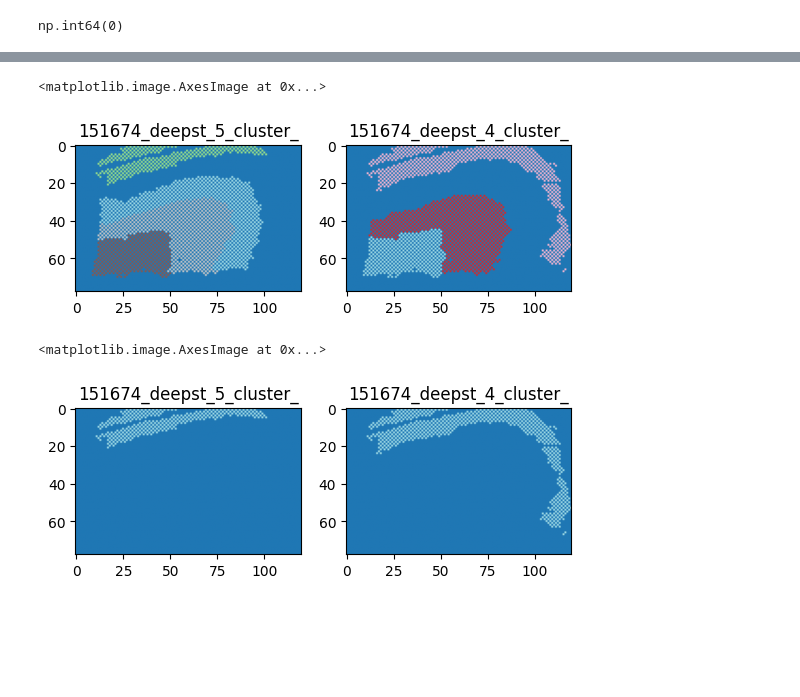
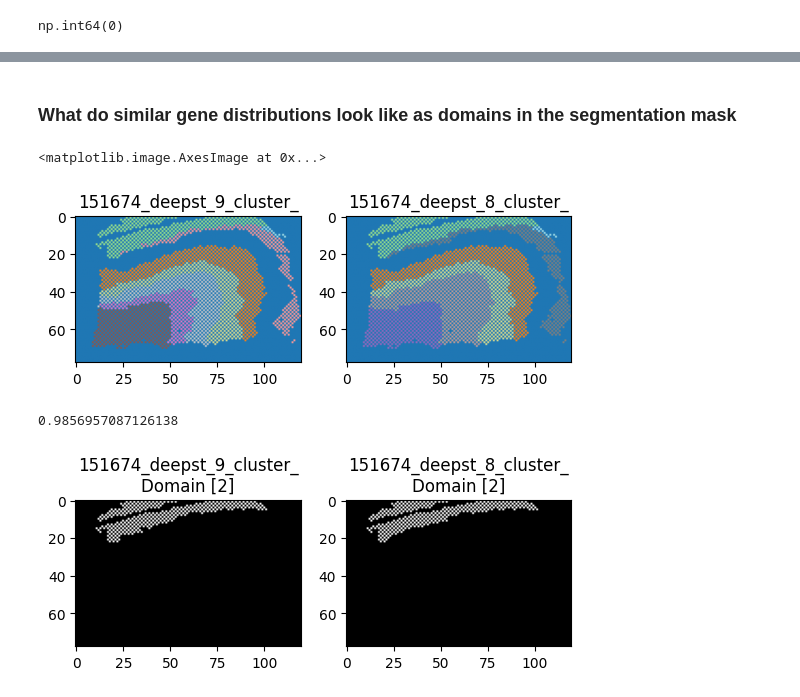
Before and after one commit to ivonr7/cmpt415_spatial_domain_variability, a Jupyter notebook: notebooks/pairwise_gene_dist.ipynb, the cells around one changed output, grey strips where cells are left out. Drawn from its saved outputs; the diff is of its cells as text; code cells hidden in the pictures; blank space fills up the shorter version.

Commit message:
finished analyzing weirdly different gene distributions for similar domains

```diff
--- a/notebooks/pairwise_gene_dist.ipynb
+++ b/notebooks/pairwise_gene_dist.ipynb
@@ -187,37 +214,41 @@ Text(0.5, 0, 'Region Pairs')
+# %% [markdown]
+### What do similar gene distributions look like as domains in the segmentation mask
 # %%
-deepst5 = Path("deepst/MISC3_151674/masks/151674_deepst_5_cluster_.tif")
-deepst4 = Path("deepst/MISC3_151674/masks/151674_deepst_4_cluster_.tif")
+deepst9 = Path("data/deepst/MISC3_151674/masks/151674_deepst_9_cluster_.tif")
+deepst8 = Path("data/deepst/MISC3_151674/masks/151674_deepst_8_cluster_.tif")
 # %%
-s1 = plt.imread(deepst5)[:,:,0].squeeze()
-s2 = plt.imread(deepst4)[:,:,0].squeeze()
+s1 = plt.imread(deepst9)[:,:,0].squeeze()
+s2 = plt.imread(deepst8)[:,:,0].squeeze()
 # %%
 plt.subplot(1,2,1)
-plt.title(deepst5.stem)
+plt.title(deepst9.stem)
 plt.imshow(s1,cmap='tab20')
 plt.subplot(1,2,2)
-plt.title(deepst4.stem)
+plt.title(deepst8.stem)
 plt.imshow(s2,cmap='tab20')
 # %% [output]
 <matplotlib.image.AxesImage at 0x...>
-[figure, old version]
+[figure, new version]
 # %%
-r1 = [1]
+from scipy.spatial.distance import dice
+r1 = [2]
 r2 = [2]
 mask1 = np.zeros(shape=s1.shape)
 mask2 = np.zeros(shape=s2.shape)
 
 for r in r1:
     mask1[s1 == r] = 1
 
 for r in r2:
     mask2[s2 == r] = 1
 
 plt.subplot(1,2,1)
-plt.title(deepst5.stem)
-plt.imshow(mask1,cmap='tab20')
+plt.title(deepst9.stem + f"\nDomain {r1}")
+plt.imshow(mask1,cmap='gray')
 plt.subplot(1,2,2)
-plt.title(deepst4.stem)
-plt.imshow(mask2,cmap='tab20')
+plt.title(deepst8.stem + f"\nDomain {r2}")
+plt.imshow(mask2,cmap='gray')
+print(1-dice(mask1.flatten(),mask2.flatten()))
 # %% [output]
-<matplotlib.image.AxesImage at 0x...>
+0.9856957087126138
-[figure, old version]
+[figure, new version]
```
Also changed, not shown: parts of 17 cells of this notebook.
